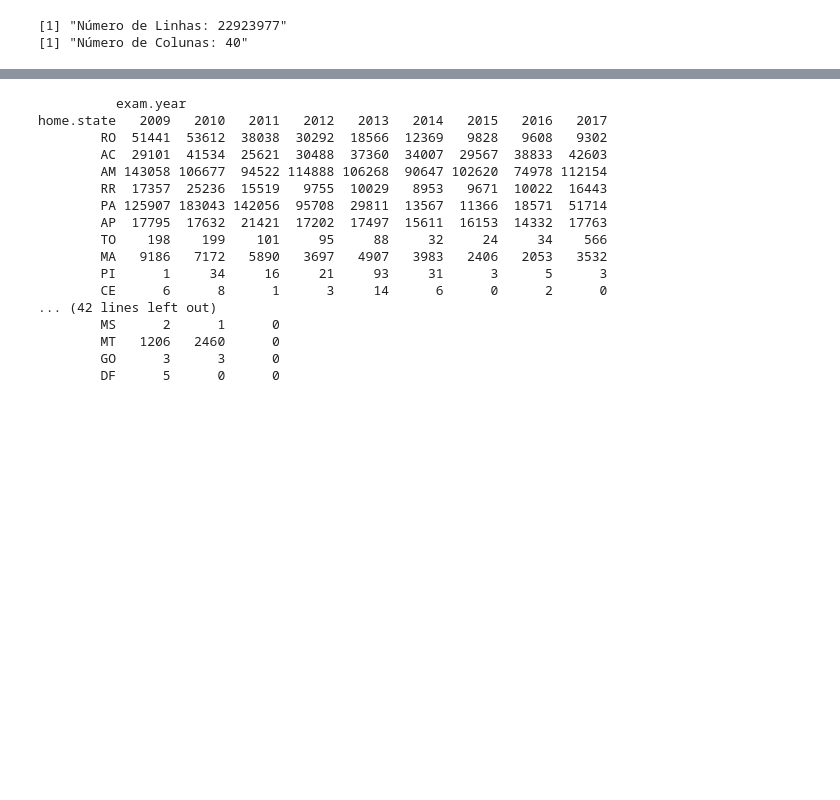
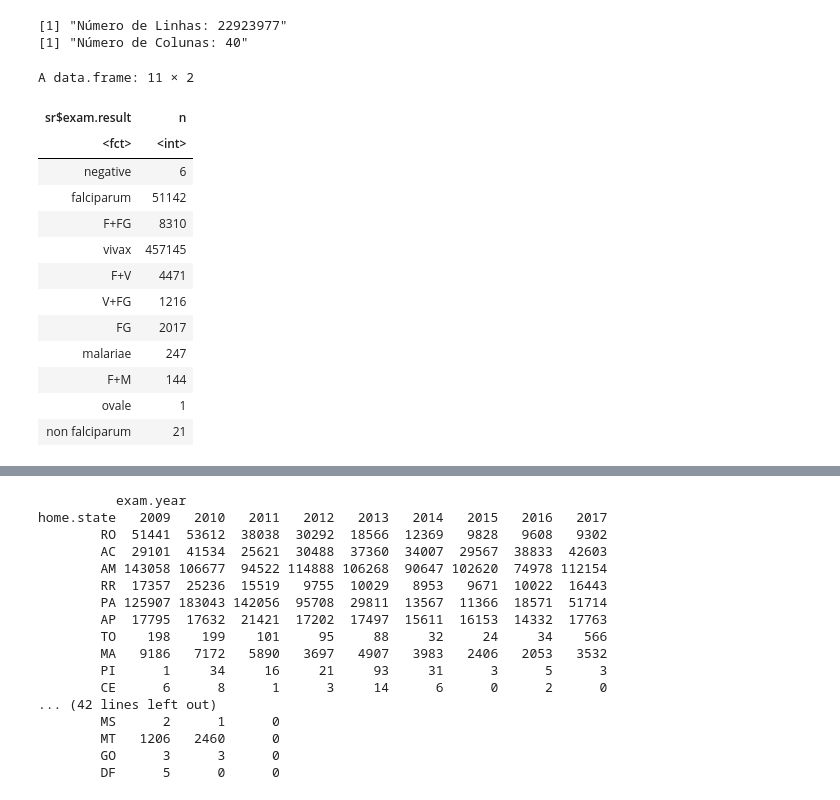
Before and after one commit to frankfaisca/cefet-min-dados, a Jupyter notebook: Exploration_Malaria.ipynb, the cells around one changed output, grey strips where cells are left out. Saved outputs shown, nothing was run; the diff lists cells and outputs as text; code cells hidden in the pictures; blank space fills up the shorter version.

```diff
--- a/Exploration_Malaria.ipynb
+++ b/Exploration_Malaria.ipynb
@@ -98,3 +98,28 @@ print(paste("Número de Colunas:",ncol(data)))
 # %% [output]
 [1] "Número de Linhas: 22923977"
 [1] "Número de Colunas: 40"
+# %%
+# Separa Colunas Escolhidas para Estudo
+ref <- data %>% select(notification.county,notification.year,qty.parasites,exam.result,gender,home.state,age,previous.treatment)
+
+#retira valores nulos
+sr <- na.omit(ref)
+
+# cria uma amostra
+#sr <- sample_n(ref, 1000)
+#pos <- sr[sr$exam.result != negative, ]
+# %% [output]
+A data.frame: 11 × 2
+| sr$exam.result | n |
+| <fct> | <int> |
+| negative | 6 |
+| falciparum | 51142 |
+| F+FG | 8310 |
+| vivax | 457145 |
+| F+V | 4471 |
+| V+FG | 1216 |
+| FG | 2017 |
+| malariae | 247 |
+| F+M | 144 |
+| ovale | 1 |
+| non falciparum | 21 |
```
Also changed, not shown: parts of 8 cells of this notebook.
